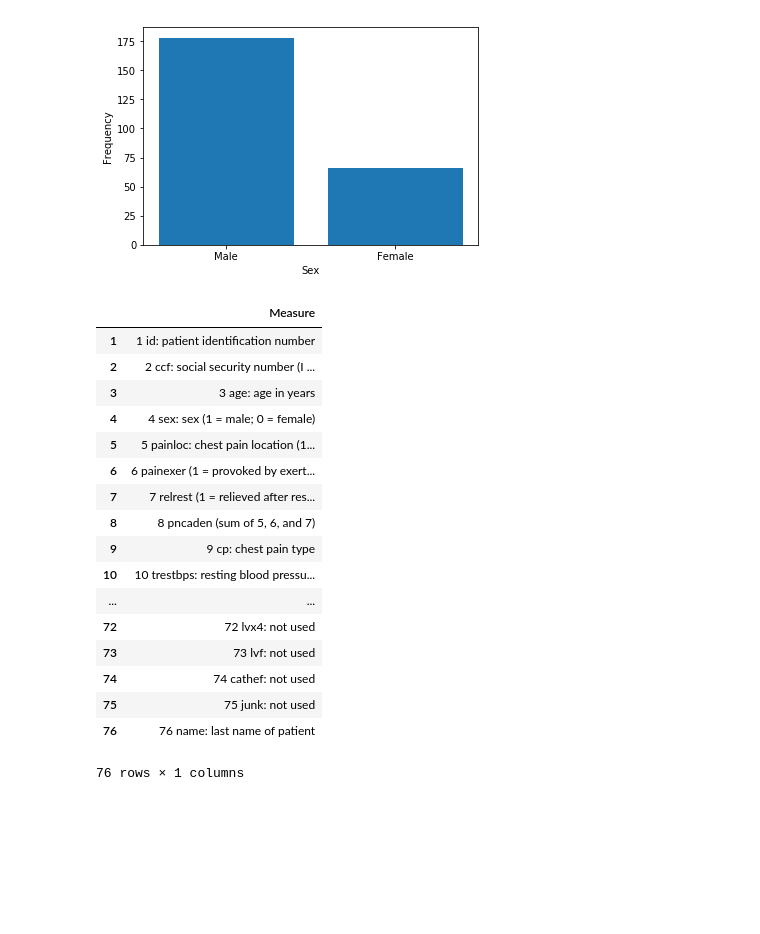
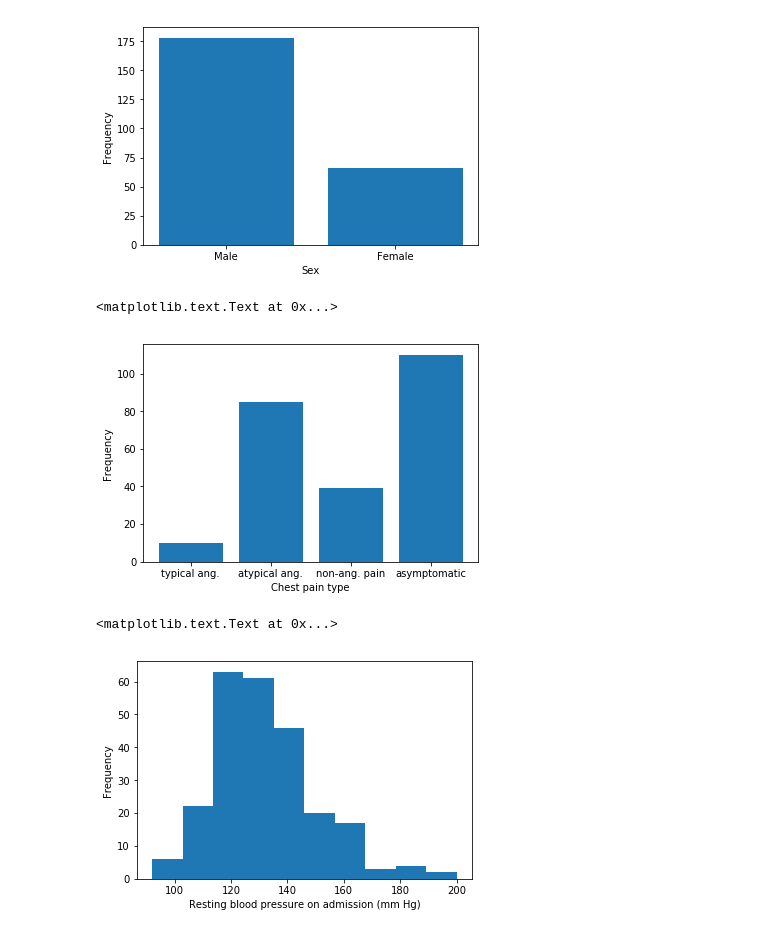
Before and after one commit to cptjackson/hungarian, a Jupyter notebook: Hungarian heart disease.ipynb, the cells around one changed output. Drawn from its saved outputs; the diff is of its cells as text; code cells hidden in the pictures; blank space fills up the shorter version.

```diff
--- a/Hungarian heart disease.ipynb
+++ b/Hungarian heart disease.ipynb
@@ -360,24 +369,20 @@ plt.ylabel('Frequency')
 # %% [output]
 <matplotlib.text.Text at 0x...>
 [figure]
-# %%
-ids
-# %% [output]
-|  | Measure |
-| 1 | 1 id: patient identification number |
-| 2 | 2 ccf: social security number (I ... |
-| 3 | 3 age: age in years |
-| 4 | 4 sex: sex (1 = male; 0 = female) |
-| 5 | 5 painloc: chest pain location (1... |
-| 6 | 6 painexer (1 = provoked by exert... |
-| 7 | 7 relrest (1 = relieved after res... |
-| 8 | 8 pncaden (sum of 5, 6, and 7) |
-| 9 | 9 cp: chest pain type |
-| 10 | 10 trestbps: resting blood pressu... |
-| ... | ... |
-| 72 | 72 lvx4: not used |
-| 73 | 73 lvf: not used |
-| 74 | 74 cathef: not used |
-| 75 | 75 junk: not used |
-| 76 | 76 name: last name of patient |
-76 rows × 1 columns
+# %%
+# Chest pain type: 1 = typical angina, 2 = atypical angina, 3 = non-anginal pain, 4 = asymptomatic
+plt.bar([0,1,2,3],[(df2['cp'] == 1).sum(),(df2['cp'] == 2).sum(),(df2['cp'] == 3).sum(),(df2['cp'] == 4).sum()])
+plt.xticks([0,1,2,3], ('typical ang.', 'atypical ang.','non-ang. pain','asymptomatic'))
+plt.xlabel('Chest pain type')
+plt.ylabel('Frequency')
+# %% [output]
+<matplotlib.text.Text at 0x...>
+[figure, added]
+# %%
+# Resting blood pressure on admission (mm Hg)
+plt.hist(df2['trestbps'],bins=10)
+plt.xlabel('Resting blood pressure on admission (mm Hg)')
+plt.ylabel('Frequency')
+# %% [output]
+<matplotlib.text.Text at 0x...>
+[figure, added]
```
Also changed, not shown: parts of 9 cells of this notebook.
